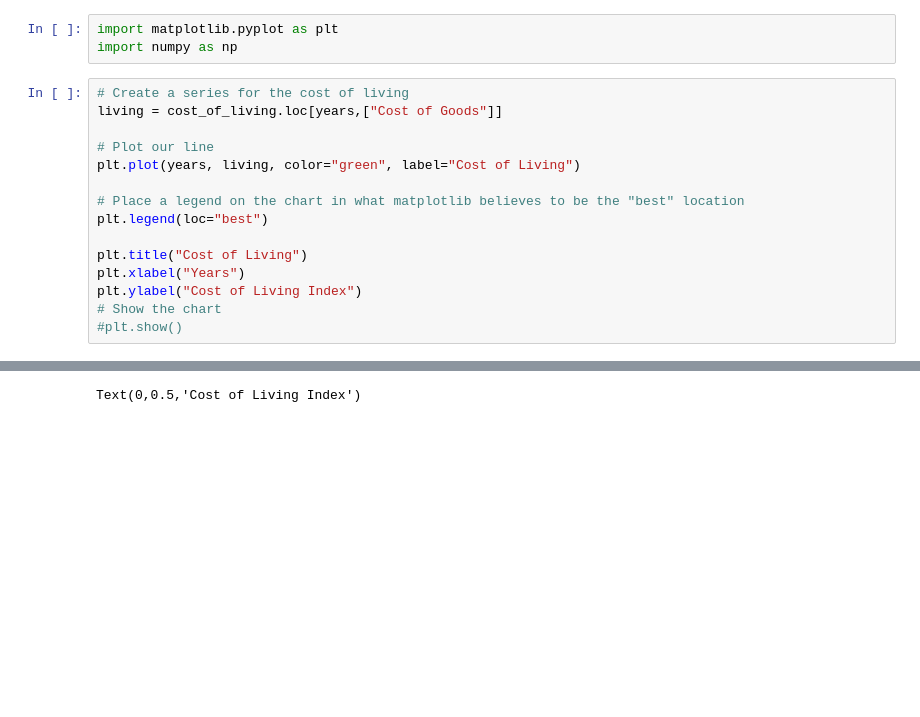
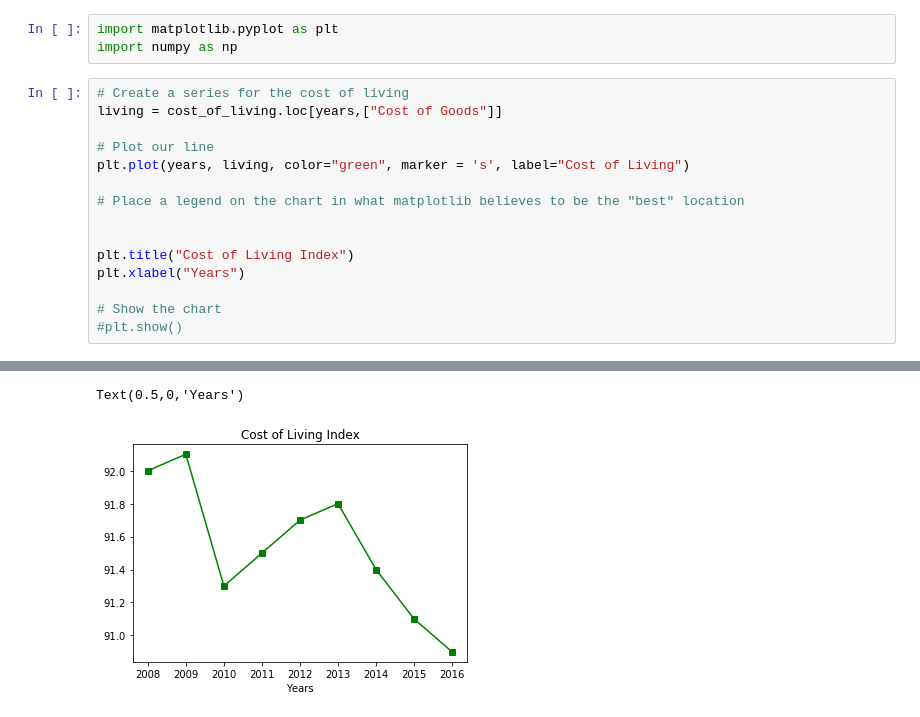
Before and after one commit to JANSSOC/Group6_Project, a Jupyter notebook: Cost_of_Living.ipynb, the cells around one changed output, grey strips where cells are left out. Cells and saved outputs as stored; diff of their text form; blank space fills up the shorter version.

```diff
--- a/Cost_of_Living.ipynb
+++ b/Cost_of_Living.ipynb
@@ -105,14 +101,14 @@ import numpy as np
 living = cost_of_living.loc[years,["Cost of Goods"]]
 
 # Plot our line
-plt.plot(years, living, color="green", label="Cost of Living")
+plt.plot(years, living, color="green", marker = 's', label="Cost of Living")
 
 # Place a legend on the chart in what matplotlib believes to be the "best" location
-plt.legend(loc="best")
 
-plt.title("Cost of Living")
+
+plt.title("Cost of Living Index")
 plt.xlabel("Years")
-plt.ylabel("Cost of Living Index")
+
 # Show the chart
 #plt.show()
 # %% [output]
@@ -121,2 +115,3 @@ plt.ylabel("Cost of Living Index")
-Text(0,0.5,'Cost of Living Index')
+Text(0.5,0,'Years')
+[figure, added]
 # %%
```
Also changed, not shown: parts of 12 cells of this notebook, 2 other files.
